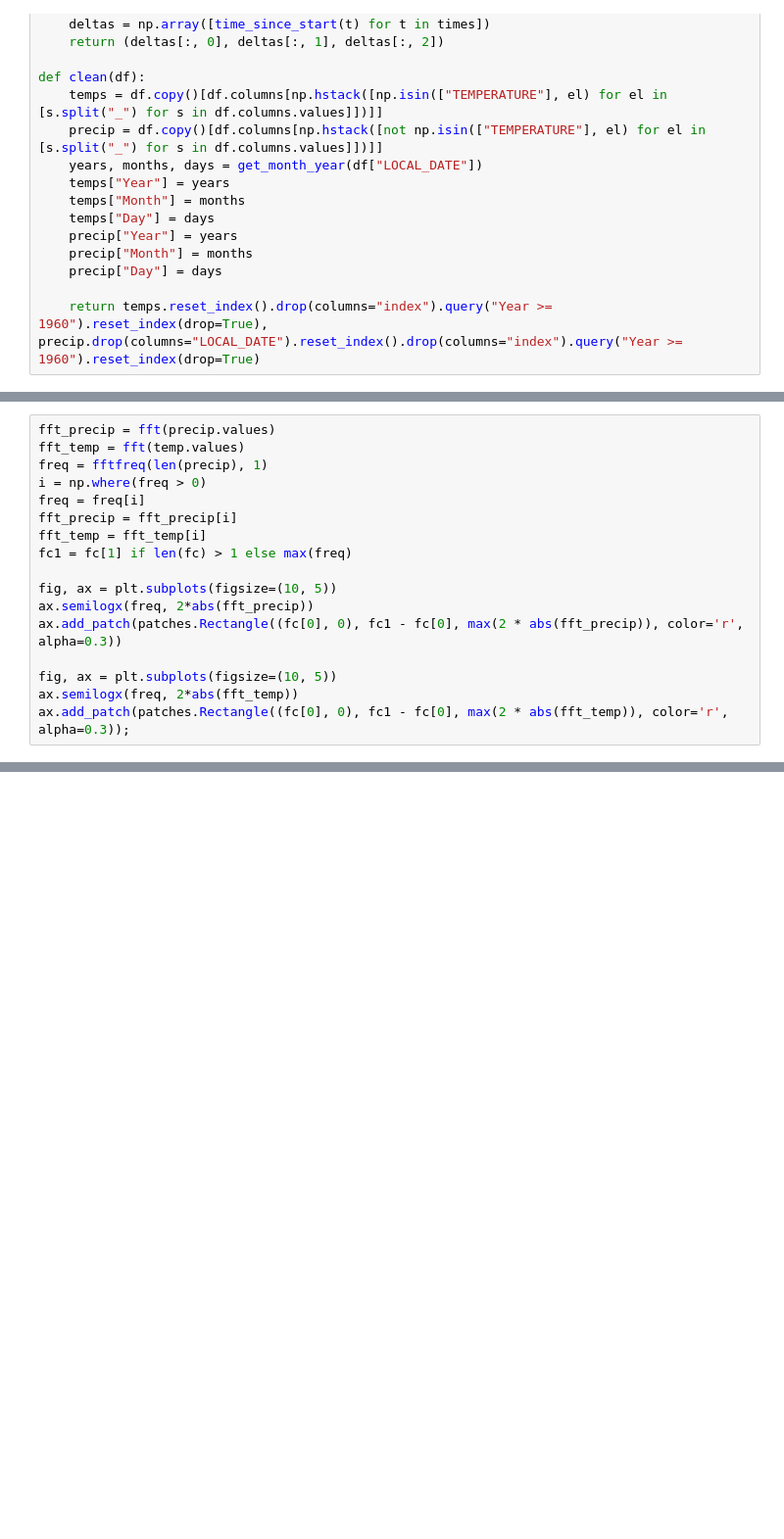
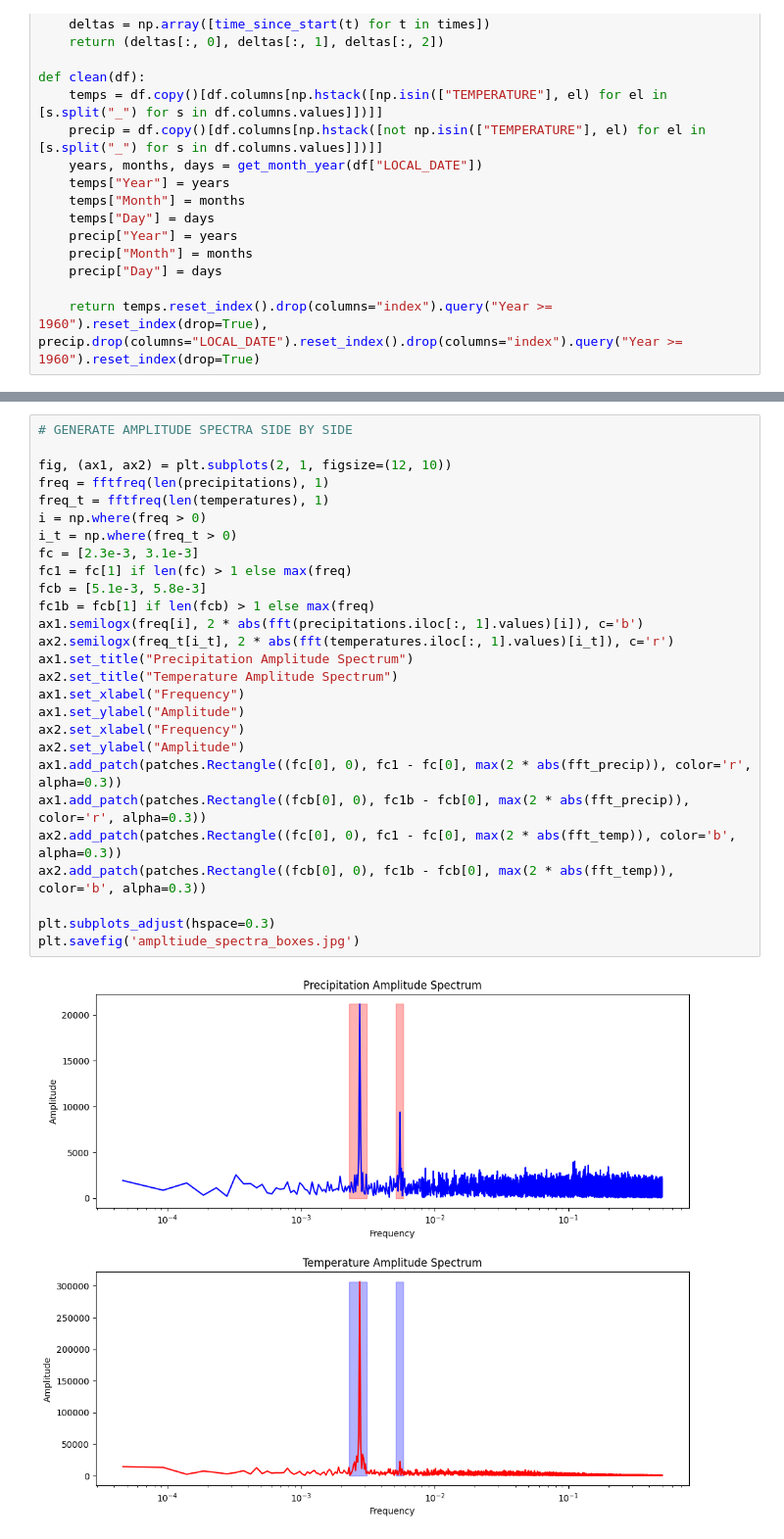
Before and after one commit to danielreeder/ERTH456, a Jupyter notebook: project/Project Precipitation.ipynb, the cells around one changed output, grey strips where cells are left out. Shown at 98% size. Cells and saved outputs as stored; diff of their text form; blank space fills up the shorter version.

```diff
--- a/project/Project Precipitation.ipynb
+++ b/project/Project Precipitation.ipynb
@@ -84,17 +259,0 @@ Name: TOTAL_PRECIPITATION_EDMONTON, Length: 21490, dtype: float64
-# %%
-fft_precip = fft(precip.values)
-fft_temp = fft(temp.values)
-freq = fftfreq(len(precip), 1)
-i = np.where(freq > 0)
-freq = freq[i]
-fft_precip = fft_precip[i]
-fft_temp = fft_temp[i]
-fc1 = fc[1] if len(fc) > 1 else max(freq)
-
-fig, ax = plt.subplots(figsize=(10, 5))
-ax.semilogx(freq, 2*abs(fft_precip))
-ax.add_patch(patches.Rectangle((fc[0], 0), fc1 - fc[0], max(2 * abs(fft_precip)), color='r', alpha=0.3))
-
-fig, ax = plt.subplots(figsize=(10, 5))
-ax.semilogx(freq, 2*abs(fft_temp))
-ax.add_patch(patches.Rectangle((fc[0], 0), fc1 - fc[0], max(2 * abs(fft_temp)), color='r', alpha=0.3));
@@ -453,0 +267,29 @@ temp_analyzer.plots()
+# %%
+# GENERATE AMPLITUDE SPECTRA SIDE BY SIDE
+
+fig, (ax1, ax2) = plt.subplots(2, 1, figsize=(12, 10))
+freq = fftfreq(len(precipitations), 1)
+freq_t = fftfreq(len(temperatures), 1)
+i = np.where(freq > 0)
+i_t = np.where(freq_t > 0)
+fc = [2.3e-3, 3.1e-3]
+fc1 = fc[1] if len(fc) > 1 else max(freq)
+fcb = [5.1e-3, 5.8e-3]
+fc1b = fcb[1] if len(fcb) > 1 else max(freq)
+ax1.semilogx(freq[i], 2 * abs(fft(precipitations.iloc[:, 1].values)[i]), c='b')
+ax2.semilogx(freq_t[i_t], 2 * abs(fft(temperatures.iloc[:, 1].values)[i_t]), c='r')
+ax1.set_title("Precipitation Amplitude Spectrum")
+ax2.set_title("Temperature Amplitude Spectrum")
+ax1.set_xlabel("Frequency")
+ax1.set_ylabel("Amplitude")
+ax2.set_xlabel("Frequency")
+ax2.set_ylabel("Amplitude")
+ax1.add_patch(patches.Rectangle((fc[0], 0), fc1 - fc[0], max(2 * abs(fft_precip)), color='r', alpha=0.3))
+ax1.add_patch(patches.Rectangle((fcb[0], 0), fc1b - fcb[0], max(2 * abs(fft_precip)), color='r', alpha=0.3))
+ax2.add_patch(patches.Rectangle((fc[0], 0), fc1 - fc[0], max(2 * abs(fft_temp)), color='b', alpha=0.3))
+ax2.add_patch(patches.Rectangle((fcb[0], 0), fc1b - fcb[0], max(2 * abs(fft_temp)), color='b', alpha=0.3))
+
+plt.subplots_adjust(hspace=0.3)
+plt.savefig('ampltiude_spectra_boxes.jpg')
+# %% [output]
+[figure, added]
```
Also changed, not shown: parts of 16 cells of this notebook, 32 other files.
